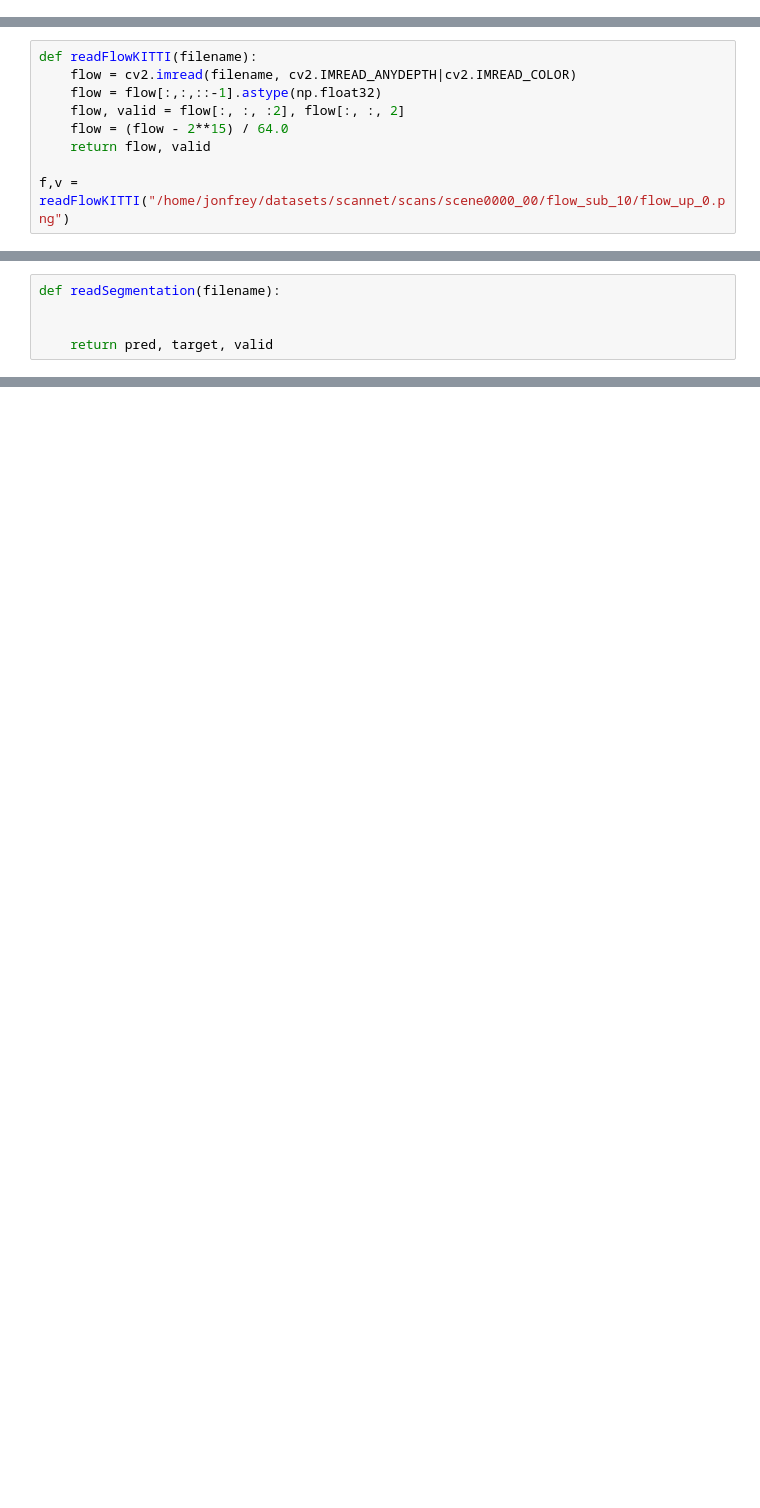
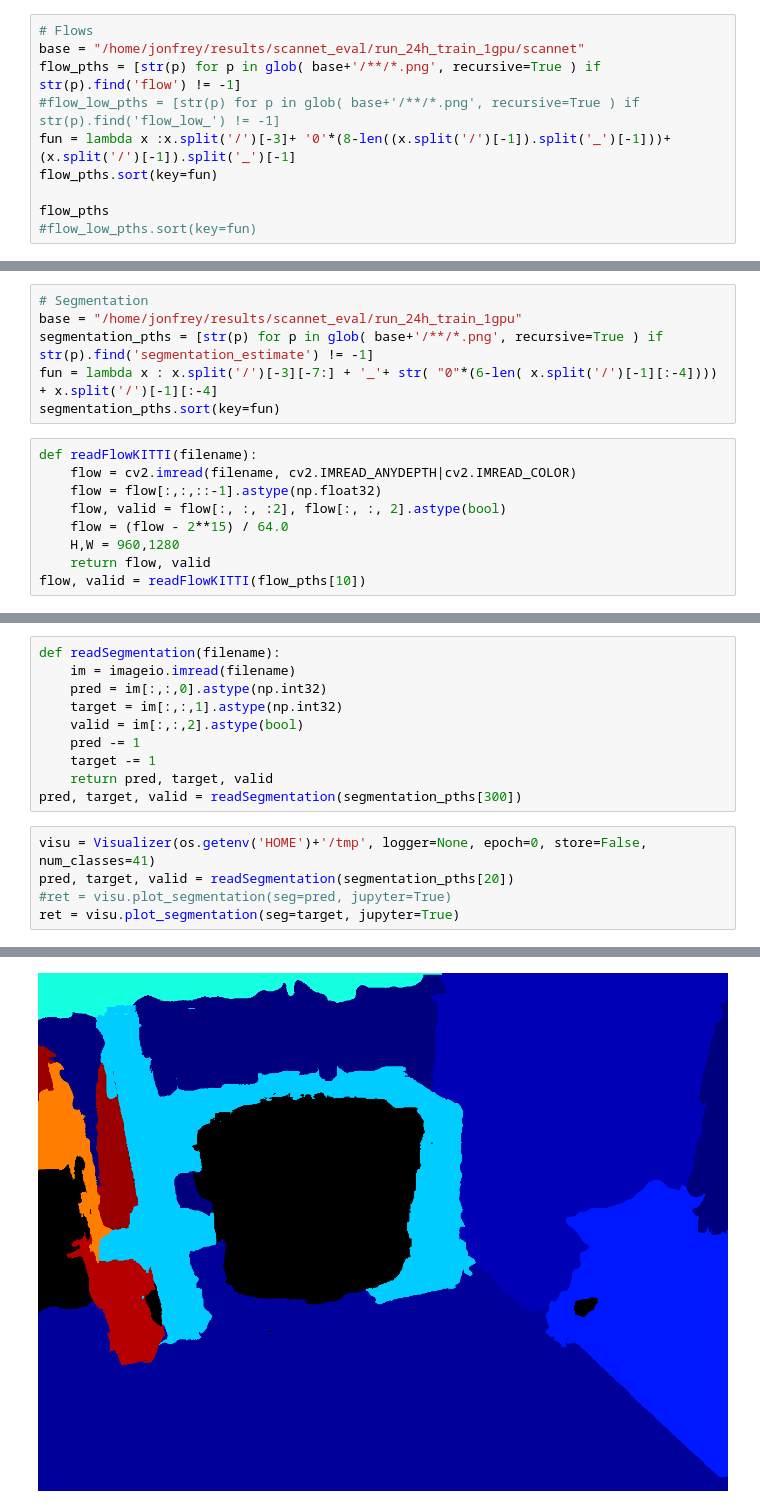
Before and after one commit to JonasFrey96/ASL, a Jupyter notebook: notebooks/alignment_flow_depth_segmentation.ipynb, the cells around one changed output, grey strips where cells are left out. Cells and saved outputs as stored; diff of their text form; blank space fills up the shorter version.

```diff
--- a/notebooks/alignment_flow_depth_segmentation.ipynb
+++ b/notebooks/alignment_flow_depth_segmentation.ipynb
@@ -21,0 +86,10 @@ image_pths
+# %%
+# Flows
+base = "/home/jonfrey/results/scannet_eval/run_24h_train_1gpu/scannet"
+flow_pths = [str(p) for p in glob( base+'/**/*.png', recursive=True ) if str(p).find('flow') != -1]
+#flow_low_pths = [str(p) for p in glob( base+'/**/*.png', recursive=True ) if str(p).find('flow_low_') != -1]
+fun = lambda x :x.split('/')[-3]+ '0'*(8-len((x.split('/')[-1]).split('_')[-1]))+(x.split('/')[-1]).split('_')[-1]
+flow_pths.sort(key=fun)
+
+flow_pths
+#flow_low_pths.sort(key=fun)
@@ -22,9 +114,15 @@ image_pths
+# %%
+# Segmentation
+base = "/home/jonfrey/results/scannet_eval/run_24h_train_1gpu"
+segmentation_pths = [str(p) for p in glob( base+'/**/*.png', recursive=True ) if str(p).find('segmentation_estimate') != -1]
+fun = lambda x : x.split('/')[-3][-7:] + '_'+ str( "0"*(6-len( x.split('/')[-1][:-4]))) + x.split('/')[-1][:-4]
+segmentation_pths.sort(key=fun)
 # %%
 def readFlowKITTI(filename):
     flow = cv2.imread(filename, cv2.IMREAD_ANYDEPTH|cv2.IMREAD_COLOR)
     flow = flow[:,:,::-1].astype(np.float32)
-    flow, valid = flow[:, :, :2], flow[:, :, 2]
+    flow, valid = flow[:, :, :2], flow[:, :, 2].astype(bool)
     flow = (flow - 2**15) / 64.0
+    H,W = 960,1280
     return flow, valid
-
-f,v = readFlowKITTI("/home/jonfrey/datasets/scannet/scans/scene0000_00/flow_sub_10/flow_up_0.png")
+flow, valid = readFlowKITTI(flow_pths[10])
@@ -35,5 +154,16 @@ def readDepth(filename):
 # %%
 def readSegmentation(filename):
-
-
+    im = imageio.imread(filename)
+    pred = im[:,:,0].astype(np.int32)
+    target = im[:,:,1].astype(np.int32)
+    valid = im[:,:,2].astype(bool)
+    pred -= 1
+    target -= 1
     return pred, target, valid
+pred, target, valid = readSegmentation(segmentation_pths[300])
+# %%
+visu = Visualizer(os.getenv('HOME')+'/tmp', logger=None, epoch=0, store=False, num_classes=41)
+pred, target, valid = readSegmentation(segmentation_pths[20])
+#ret = visu.plot_segmentation(seg=pred, jupyter=True)
+ret = visu.plot_segmentation(seg=target, jupyter=True)
+# %% [output]
@@ -39,0 +171 @@ def readSegmentation(filename):
+[figure, added]
```
Also changed, not shown: parts of 11 cells of this notebook, 7 other files.
